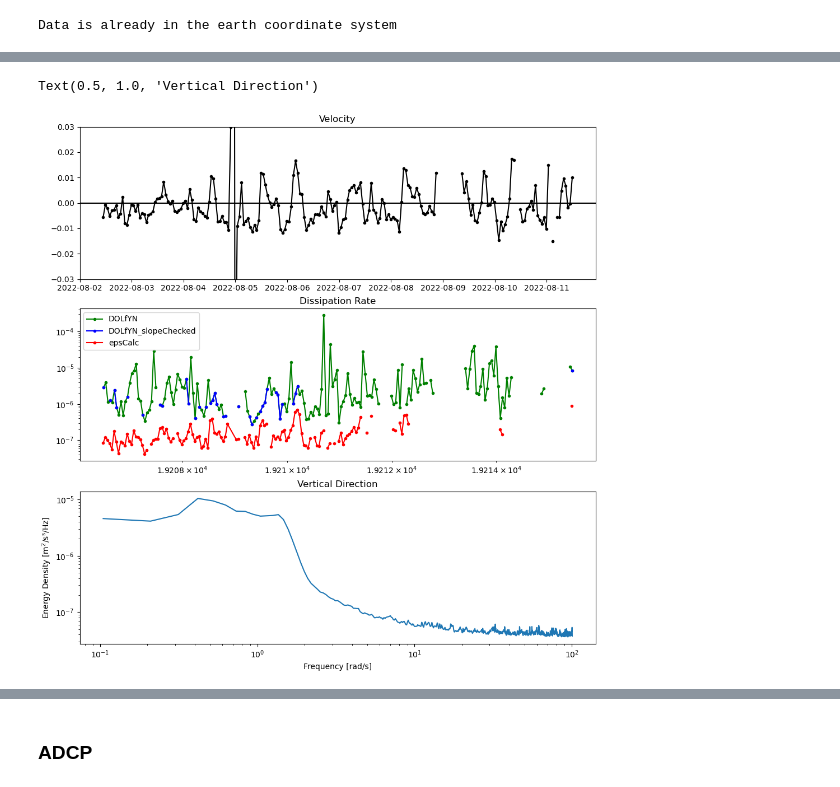
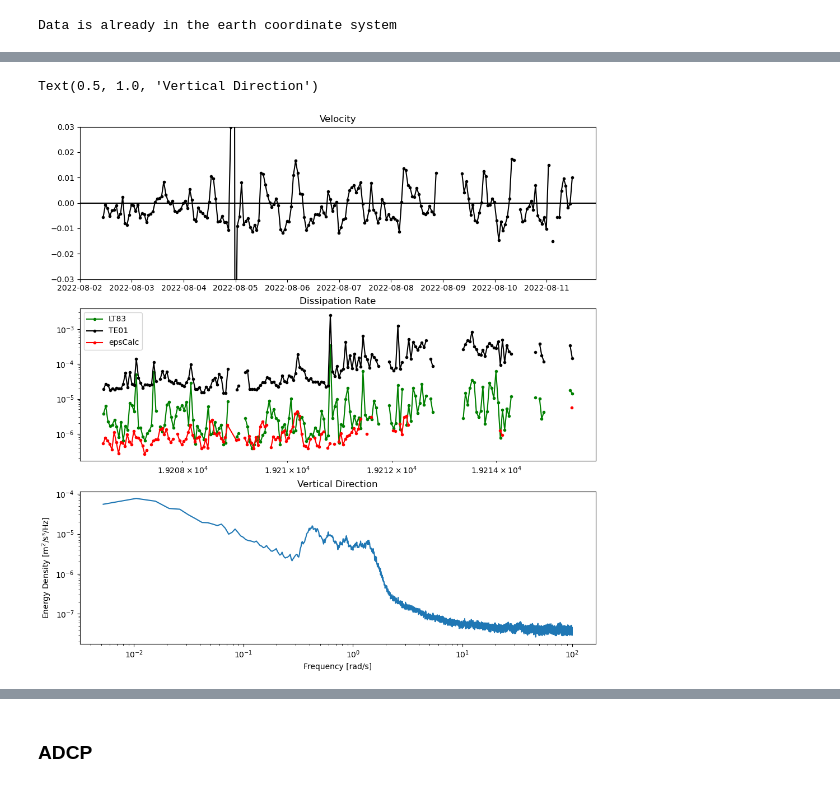
Before and after one commit to lagrady/Kelp-Forest-Hydrodynamics, a Jupyter notebook: notebooks/DOLfYN_test.ipynb, the cells around one changed output, grey strips where cells are left out. Drawn from its saved outputs; the diff is of its cells as text; code cells hidden in the pictures.

```diff
--- a/notebooks/DOLfYN_test.ipynb
+++ b/notebooks/DOLfYN_test.ipynb
@@ -114,18 +106,19 @@ Data is already in the earth coordinate system
 # %%
 # Define an averaging object, and create an 'ensembled' data set:
-binner = api.ADVBinner(n_bin=32*1200, fs=dat.fs, n_fft = 1920)
+binner = api.ADVBinner(n_bin=32*1200, fs=dat.fs)
 dat_binned = binner(dat)
 
 # Calculate the variance of each variable in the dataset and add to the averaged dataset
-dat_binned = binner.do_var(dat, out_ds=dat_binned)
+#dat_binned = binner.do_var(dat, out_ds=dat_binned)
 
 # Calculate the power spectral density
-dat_binned['auto_spectra'] = binner.calc_psd(dat['vel'], freq_units='rad/s',fs = dat.fs, window = 'hann', n_fft = 1920) #Over each 20-min burst
+#dat_binned['auto_spectra'] = binner.calc_psd(dat['vel'], freq_units='rad/s',fs = dat.fs, window = 'hann', n_fft = 1920) #Over each 20-min burst
 #dat_binned['doppler_noise'] = binner.cal_doppler_noise(dat_binned.auto_spectra)
 
 # Calculate dissipation rate from isotropic turbulence cascade
-dat_binned['dissipation'] = binner.calc_epsilon_LT83(dat_binned['auto_spectra'], dat_binned.velds.U_mag, freq_range=[np.pi,5*np.pi]) #From 1 - 3.1Hz
+dat_binned['dissipation_LT83'] = binner.calc_epsilon_LT83(dat_binned.psd, dat_binned.velds.U_mag, freq_range=[2*np.pi,6*np.pi]) #From 1 - 3.1Hz
+dat_binned['dissipation_TE01'] = binner.calc_epsilon_TE01(dat, dat_binned, freq_range=[2*np.pi,6*np.pi]) #From 1 - 3.1Hz
 
 # Check the slopes to see which are acceptable
-mCheck, bCheck = binner.check_turbulence_cascade_slope(dat_binned['auto_spectra'], freq_range=[np.pi,5*np.pi])
-epsQC = dat_binned.dissipation.where((mCheck >= -2.2) & (mCheck <= -1))
+mCheck, bCheck = binner.check_turbulence_cascade_slope(dat_binned.psd, freq_range=[2*np.pi,6*np.pi])
+#epsQC = dat_binned.dissipation.where((mCheck >= -2.2) & (mCheck <= -1))
@@ -154,24 +147,24 @@ eps1 = xr.open_dataset('Dissipation/eps1.nc')
 # %%
 fig, ax = plt.subplots(3,1,constrained_layout=True,figsize = (10, 10))
 
 ax[0].set_title('Velocity')
 ax[0].plot(dat_binned.time, dat_binned.vel.sel(dir='streamwise'), '.-k')
 ax[0].axhline(y=0, c = 'black')
 ax[0].set_ylim(-.03, .03)
 
 ax[1].set_title('Dissipation Rate')
-ax[1].loglog(dat_binned.time, dat_binned.dissipation.sel(S = 'Szz'), '.-g', label = 'DOLfYN')
-ax[1].loglog(epsQC.time, epsQC.sel(S = 'Szz'), '.-b', label = 'DOLfYN_slopeChecked')
-ax[1].loglog(eps1.timeStart.values, eps1.eps, '.-r', label = 'epsCalc')
+ax[1].loglog(dat_binned.time, dat_binned.dissipation_LT83.sel(S = 'Szz'), '.-g', label = 'LT83')
+ax[1].loglog(dat_binned.time, dat_binned.dissipation_TE01, '.-k', label = 'TE01')
+ax[1].loglog(eps1.timeStart.values, eps1.eps*(2*np.pi), '.-r', label = 'epsCalc')
 ax[1].legend()
 
-ax[2].loglog(dat_binned['freq'], dat_binned['auto_spectra'].sel(S='Szz').mean(dim='time'))
+ax[2].loglog(dat_binned['freq'], dat_binned['psd'].sel(S='Szz').mean(dim='time'))
 ax[2].set_xlabel('Frequency [rad/s]')
 ax[2].set_ylabel('Energy Density $\mathrm{[m^2/s^s/Hz]}$')
 ax[2].set_title('Vertical Direction')
 # %% [output]
 Text(0.5, 1.0, 'Vertical Direction')
-[figure, old version]
+[figure, new version]
 # %%
 # At any point you can save the data:
 dolfyn.save(dat, 'DOLfYN_tests/standard_adv_data.nc')
```
Also changed, not shown: parts of 8 cells of this notebook, 3 other files.
